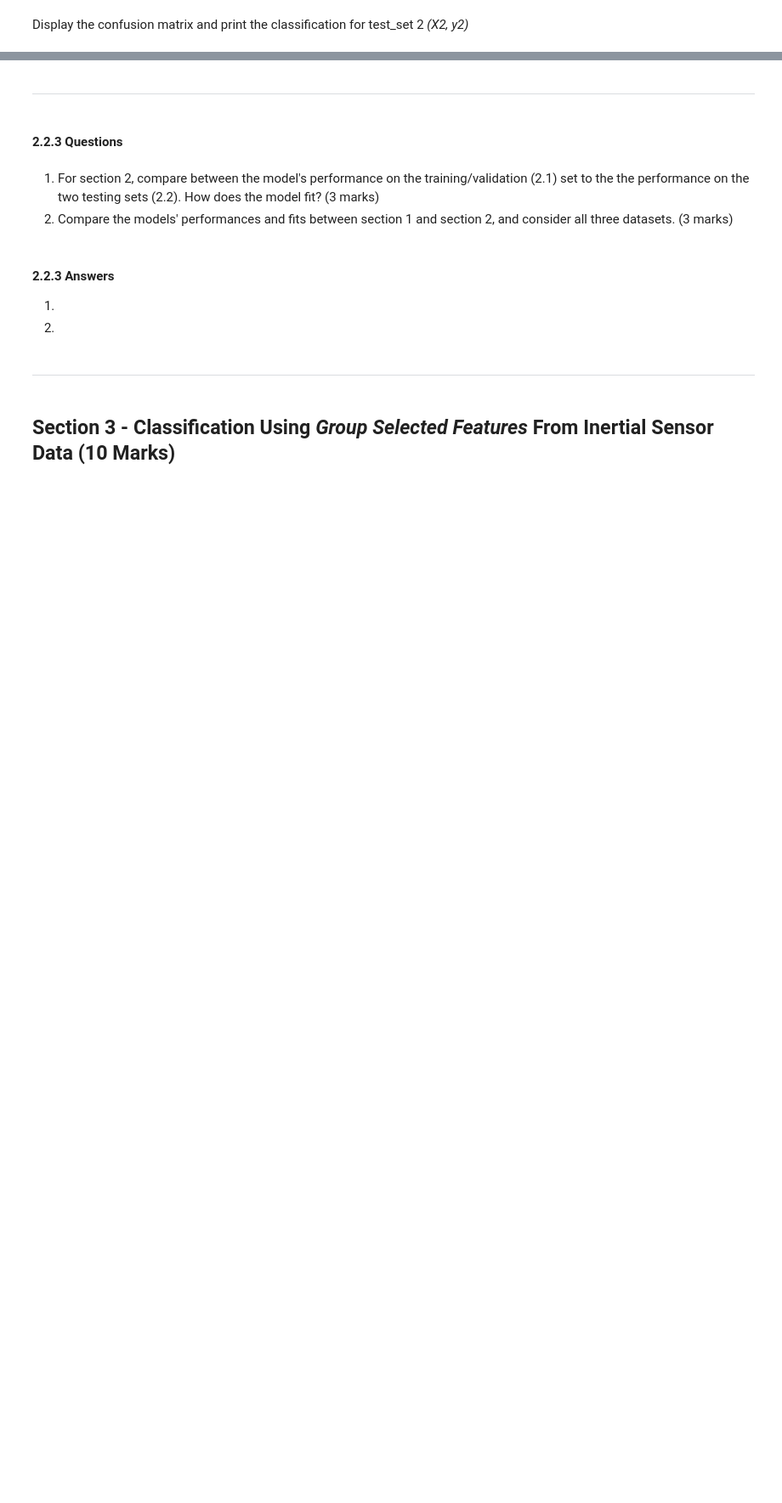
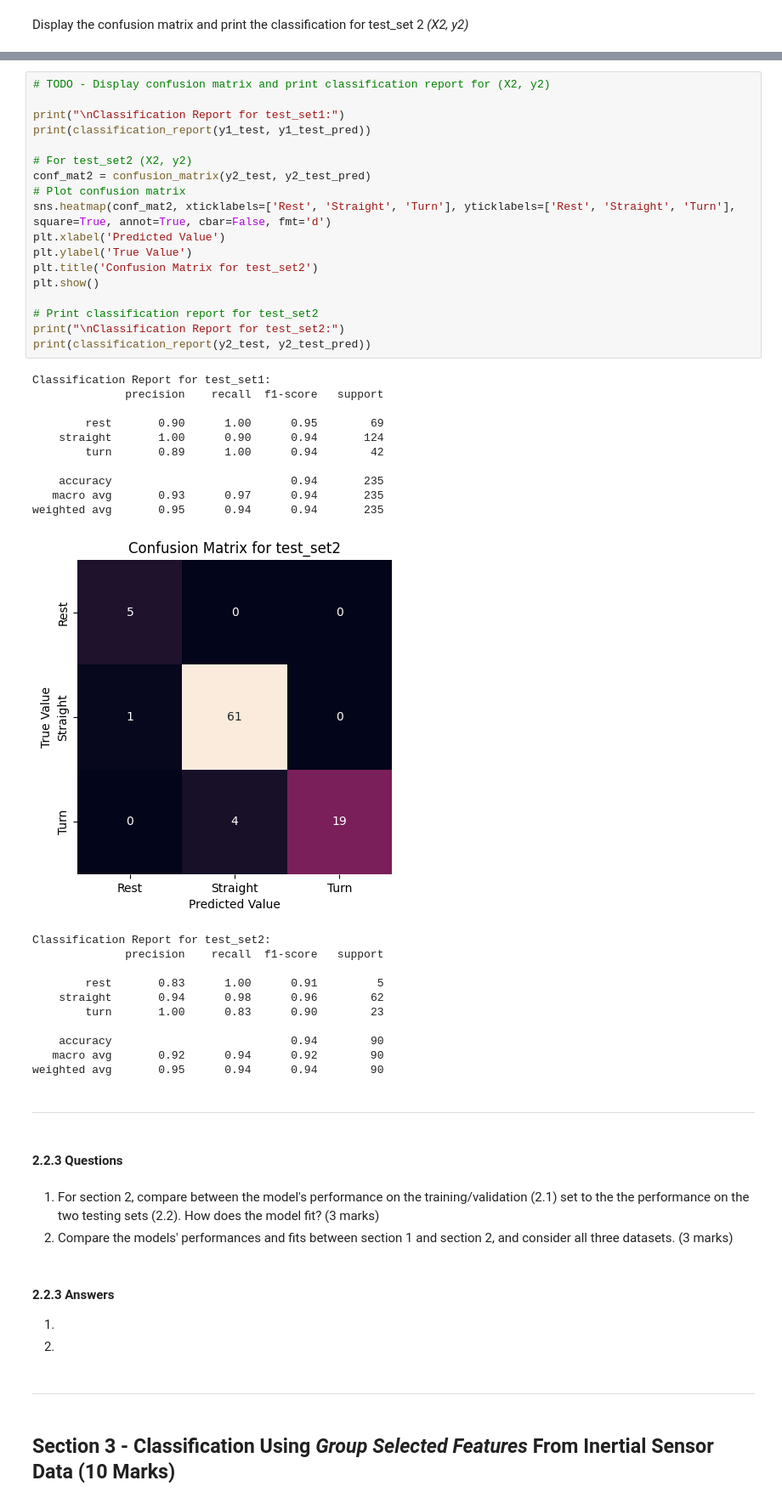
Before and after one commit to jasleenbadhesha/engg680_2024_fall, a Jupyter notebook: Lab_Assignment4/Assignment 4.ipynb, the cells around one changed output, grey strips where cells are left out. Shown at 85% size. Drawn from its saved outputs; the diff is of its cells as text; blank space fills up the shorter version.

```diff
--- a/Lab_Assignment4/Assignment 4.ipynb
+++ b/Lab_Assignment4/Assignment 4.ipynb
@@ -607,3 +624,43 @@ Display the confusion matrix and print the classification for test_set 2 *(X2, y
+# %%
+# TODO - Display confusion matrix and print classification report for (X2, y2)
+
+print("\nClassification Report for test_set1:")
+print(classification_report(y1_test, y1_test_pred))
+
+# For test_set2 (X2, y2)
+conf_mat2 = confusion_matrix(y2_test, y2_test_pred)
+# Plot confusion matrix
+sns.heatmap(conf_mat2, xticklabels=['Rest', 'Straight', 'Turn'], yticklabels=['Rest', 'Straight', 'Turn'], square=True, annot=True, cbar=False, fmt='d')
+plt.xlabel('Predicted Value')
+plt.ylabel('True Value')
+plt.title('Confusion Matrix for test_set2')
+plt.show()
+
+# Print classification report for test_set2
+print("\nClassification Report for test_set2:")
+print(classification_report(y2_test, y2_test_pred))
+# %% [output]
+Classification Report for test_set1:
+              precision    recall  f1-score   support
+
+        rest       0.90      1.00      0.95        69
+    straight       1.00      0.90      0.94       124
+        turn       0.89      1.00      0.94        42
+
+    accuracy                           0.94       235
+   macro avg       0.93      0.97      0.94       235
+weighted avg       0.95      0.94      0.94       235
+[figure, added]
+Classification Report for test_set2:
+              precision    recall  f1-score   support
+
+        rest       0.83      1.00      0.91         5
+    straight       0.94      0.98      0.96        62
+        turn       1.00      0.83      0.90        23
+
+    accuracy                           0.94        90
+   macro avg       0.92      0.94      0.92        90
+weighted avg       0.95      0.94      0.94        90
 # %% [markdown]
 ___
 # %% [markdown]
```
Also changed, not shown: parts of 30 cells of this notebook.
